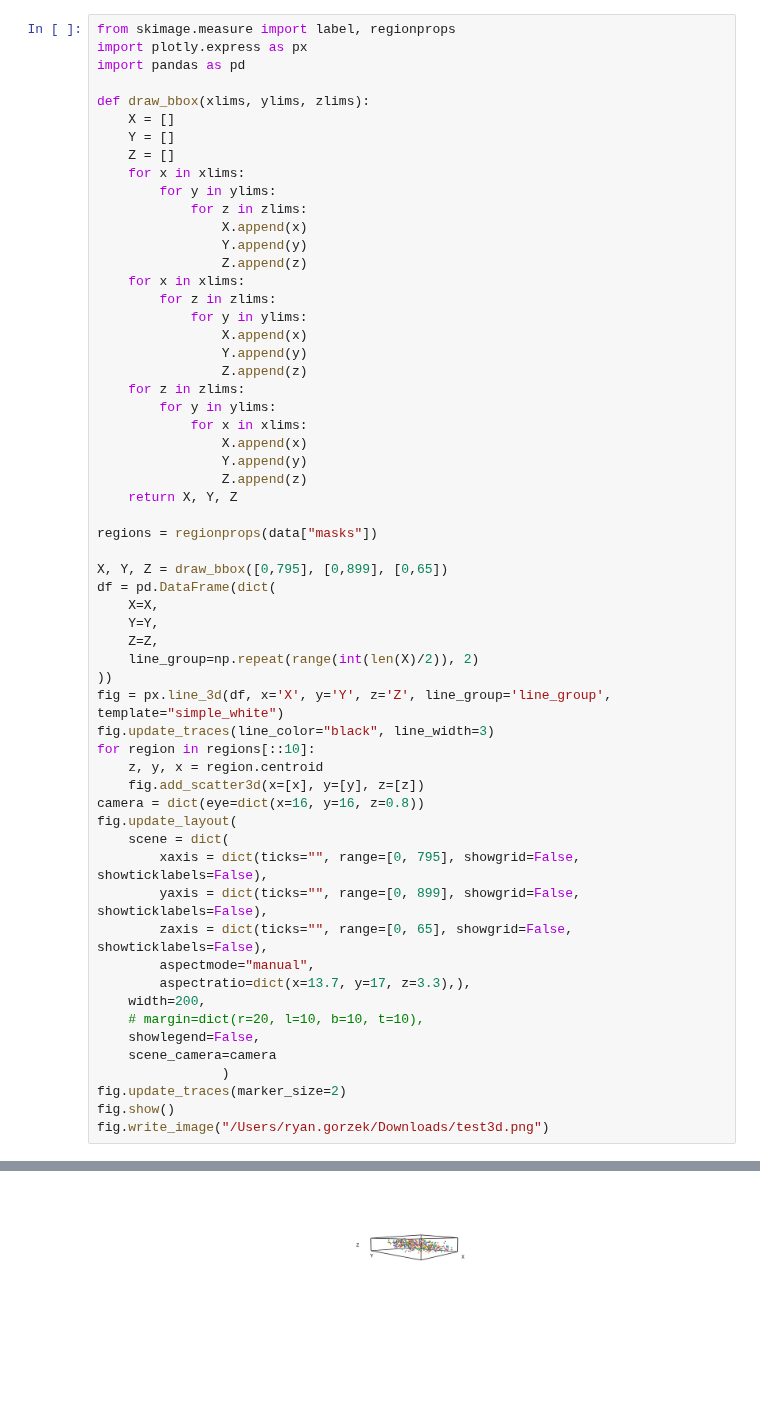
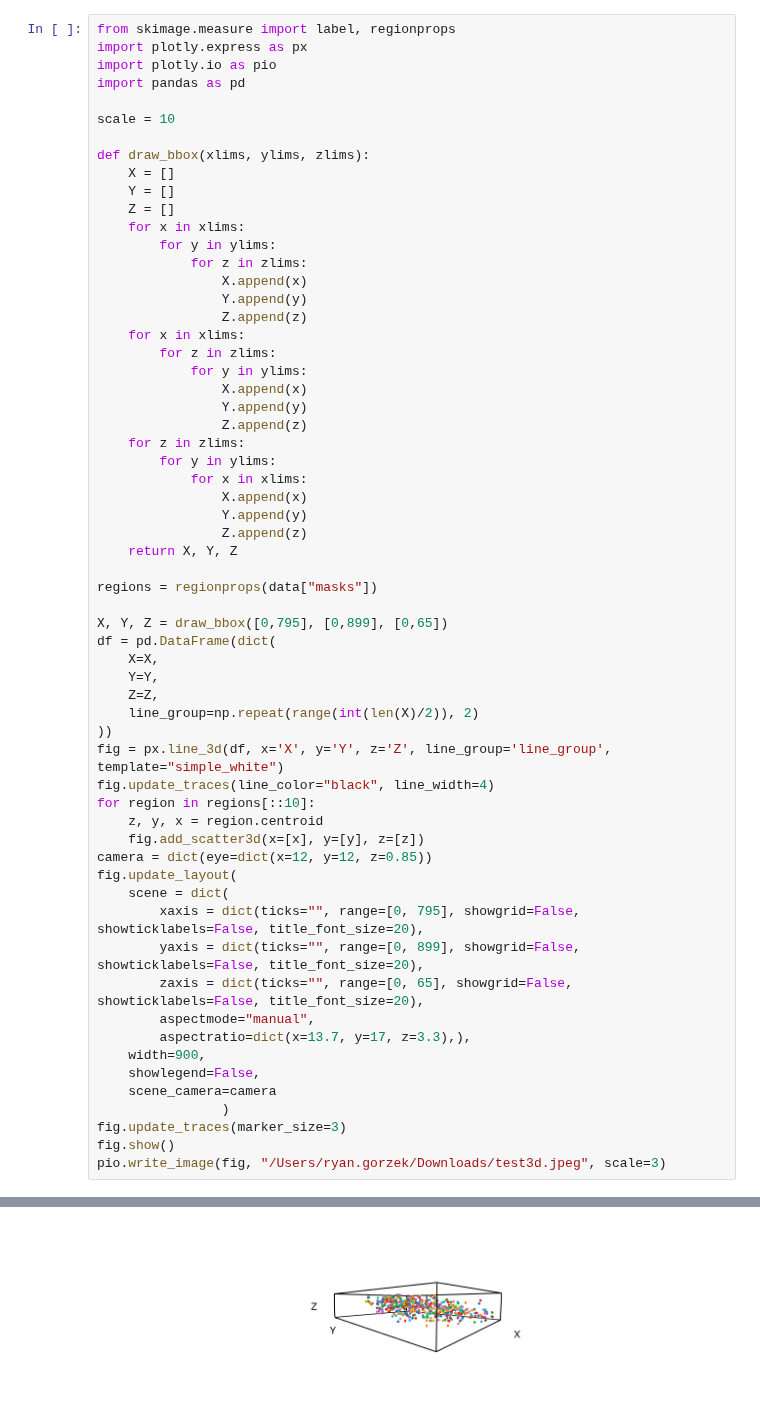
Before and after one commit to ryan-gorzek/trachtenberg-lab, a Jupyter notebook: tracing-analysis/align-2P-stack.ipynb, the cells around one changed output, grey strips where cells are left out. Saved outputs shown, nothing was run; the diff lists cells and outputs as text; blank space fills up the shorter version.

Commit message:
Save 3D scatter plot properly.

```diff
--- a/tracing-analysis/align-2P-stack.ipynb
+++ b/tracing-analysis/align-2P-stack.ipynb
@@ -6,7 +10,10 @@ data = in_data.item()
 # %%
 from skimage.measure import label, regionprops
 import plotly.express as px
+import plotly.io as pio
 import pandas as pd
+
+scale = 10
 
 def draw_bbox(xlims, ylims, zlims):
     X = []
@@ -42,24 +49,23 @@ df = pd.DataFrame(dict(
     line_group=np.repeat(range(int(len(X)/2)), 2)
 ))
 fig = px.line_3d(df, x='X', y='Y', z='Z', line_group='line_group', template="simple_white")
-fig.update_traces(line_color="black", line_width=3)
+fig.update_traces(line_color="black", line_width=4)
 for region in regions[::10]:
     z, y, x = region.centroid
     fig.add_scatter3d(x=[x], y=[y], z=[z])
-camera = dict(eye=dict(x=16, y=16, z=0.8))
+camera = dict(eye=dict(x=12, y=12, z=0.85))
 fig.update_layout(
     scene = dict(
-        xaxis = dict(ticks="", range=[0, 795], showgrid=False, showticklabels=False),
-        yaxis = dict(ticks="", range=[0, 899], showgrid=False, showticklabels=False),
-        zaxis = dict(ticks="", range=[0, 65], showgrid=False, showticklabels=False),
+        xaxis = dict(ticks="", range=[0, 795], showgrid=False, showticklabels=False, title_font_size=20),
+        yaxis = dict(ticks="", range=[0, 899], showgrid=False, showticklabels=False, title_font_size=20),
+        zaxis = dict(ticks="", range=[0, 65], showgrid=False, showticklabels=False, title_font_size=20),
         aspectmode="manual",
         aspectratio=dict(x=13.7, y=17, z=3.3),),
-    width=200,
-    # margin=dict(r=20, l=10, b=10, t=10),
+    width=900,
     showlegend=False,
     scene_camera=camera
                 )
-fig.update_traces(marker_size=2)
+fig.update_traces(marker_size=3)
 fig.show()
-fig.write_image("/Users/ryan.gorzek/Downloads/test3d.png")
+pio.write_image(fig, "/Users/ryan.gorzek/Downloads/test3d.jpeg", scale=3)
 # %% [output]
@@ -67 +72 @@ fig.write_image("/Users/ryan.gorzek/Downloads/test3d.png")
-[figure, old version]
+[figure, new version]
```
Also changed, not shown: parts of 6 cells of this notebook.
